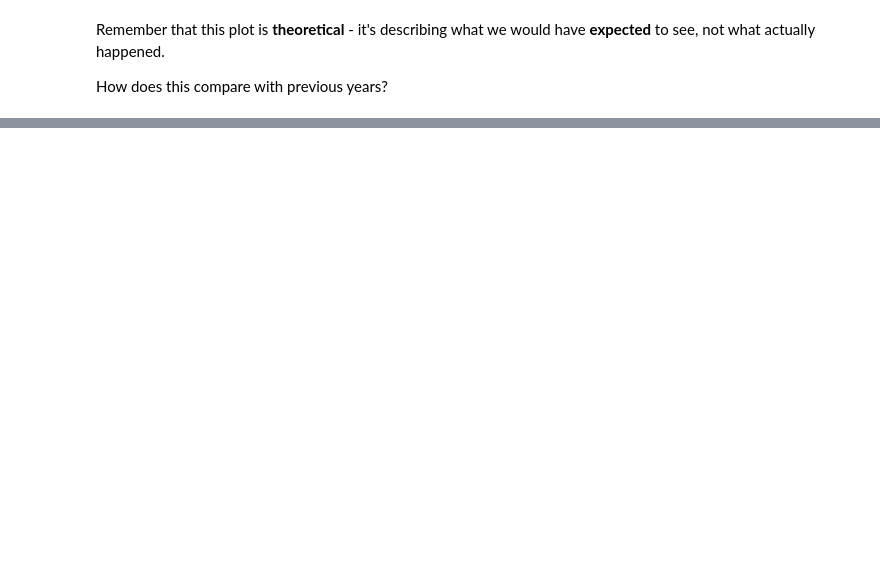
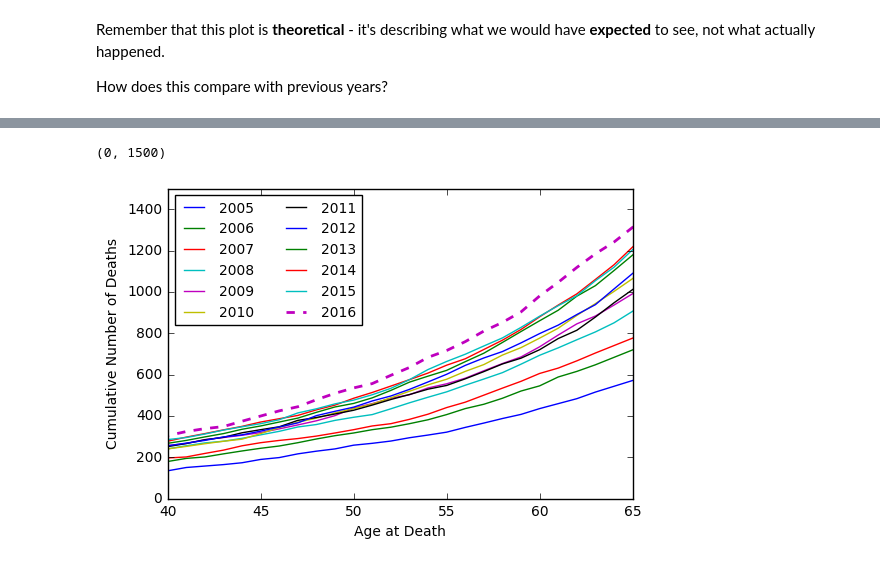
Before and after one commit to nowaycomputer/2016_celebs, a Jupyter notebook: 2016 Celebrity Deaths.ipynb, the cells around one changed output, grey strips where cells are left out. Cells and saved outputs as stored; diff of their text form; code cells hidden in the pictures; blank space fills up the shorter version.

```diff
--- a/2016 Celebrity Deaths.ipynb
+++ b/2016 Celebrity Deaths.ipynb
@@ -327,13 +361,13 @@ s_2006 = pd.Series(get_year_deaths(2006))
 s_2007 = pd.Series(get_year_deaths(2007))
 s_2008 = pd.Series(get_year_deaths(2008))
 s_2009 = pd.Series(get_year_deaths(2009))
-s_2010 = pd.Series(get_year_deaths(2010))
-s_2011 = pd.Series(get_year_deaths(2011))
-s_2012 = pd.Series(get_year_deaths(2012))
-s_2013 = pd.Series(get_year_deaths(2013))
-s_2014 = pd.Series(get_year_deaths(2014))
-s_2015 = pd.Series(get_year_deaths(2015))
-s_2016 = pd.Series(get_year_deaths(2016))
+# s_2010 = pd.Series(get_year_deaths(2010))
+# s_2011 = pd.Series(get_year_deaths(2011))
+# s_2012 = pd.Series(get_year_deaths(2012))
+# s_2013 = pd.Series(get_year_deaths(2013))
+# s_2014 = pd.Series(get_year_deaths(2014))
+# s_2015 = pd.Series(get_year_deaths(2015))
+# s_2016 = pd.Series(get_year_deaths(2016))
 # %%
 norm_2005=s_2005.value_counts().sort_index(ascending=True).cumsum()/len(s_2005)
 norm_2006=s_2006.value_counts().sort_index(ascending=True).cumsum()/len(s_2006)
@@ -370,25 +407,28 @@ plt.ylim([0,0.35])
 # %%
 # aq=s_2001.value_counts().sort_index(ascending=True).cumsum().plot(label='2001')
 # aq.plot(s_2002.value_counts().sort_index(ascending=True).cumsum(),label='2002')
 # aq.plot(s_2003.value_counts().sort_index(ascending=True).cumsum(),label='2003')
 # aq.plot(s_2004.value_counts().sort_index(ascending=True).cumsum(),label='2004')
-aq=s_2004.value_counts().sort_index(ascending=True).cumsum().plot(label='2004')
-aq.plot(s_2005.value_counts().sort_index(ascending=True).cumsum(),label='2005')
+aq=s_2005.value_counts().sort_index(ascending=True).cumsum().plot(label='2005')
+# aq.plot(s_2005.value_counts().sort_index(ascending=True).cumsum(),label='2005')
 aq.plot(s_2006.value_counts().sort_index(ascending=True).cumsum(),label='2006')
 aq.plot(s_2007.value_counts().sort_index(ascending=True).cumsum(),label='2007')
 aq.plot(s_2008.value_counts().sort_index(ascending=True).cumsum(),label='2008')
 aq.plot(s_2009.value_counts().sort_index(ascending=True).cumsum(),label='2009')
 aq.plot(s_2010.value_counts().sort_index(ascending=True).cumsum(),label='2010')
 aq.plot(s_2011.value_counts().sort_index(ascending=True).cumsum(),label='2011')
 aq.plot(s_2012.value_counts().sort_index(ascending=True).cumsum(),label='2012')
 aq.plot(s_2013.value_counts().sort_index(ascending=True).cumsum(),label='2013')
 aq.plot(s_2014.value_counts().sort_index(ascending=True).cumsum(),label='2014')
 aq.plot(s_2015.value_counts().sort_index(ascending=True).cumsum(),label='2015')
 aq.plot(s_2016_all.value_counts().sort_index(ascending=True).cumsum(),'--',linewidth=2,label='2016')
 plt.legend(loc='upper left',ncol=2,fontsize=10)
 aq.set_xlabel('Age at Death')
 aq.set_ylabel('Cumulative Number of Deaths')
 
 
 plt.xlim([40,65])
 plt.ylim([0,1500])
+# %% [output]
+(0, 1500)
+[figure, added]
```
Also changed, not shown: parts of 29 cells of this notebook.
